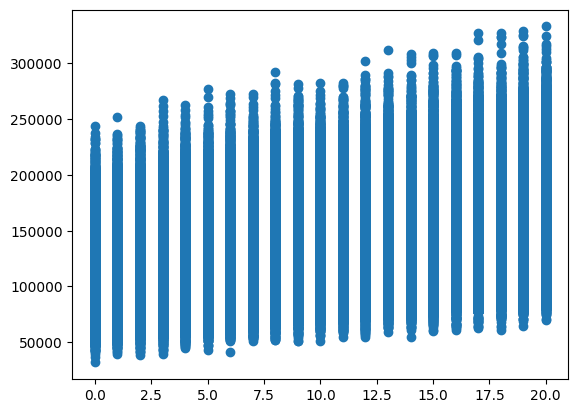
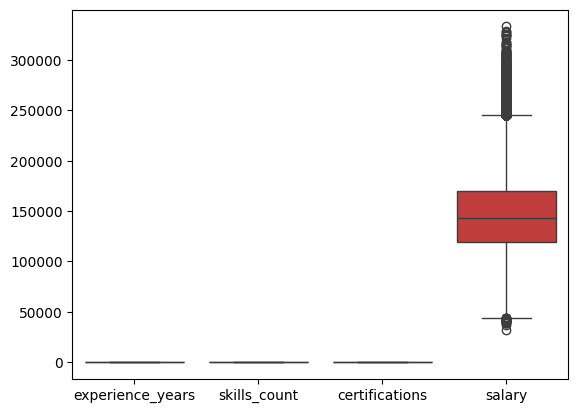
Unified diff of the notebook cell whose output changed from the first chart to the second:
--- before
+++ after
@@ -1 +1 @@
-plt.scatter(x=df["experience_years"], y=df["salary"], )
+sns.boxplot(df)

Commit: new learning